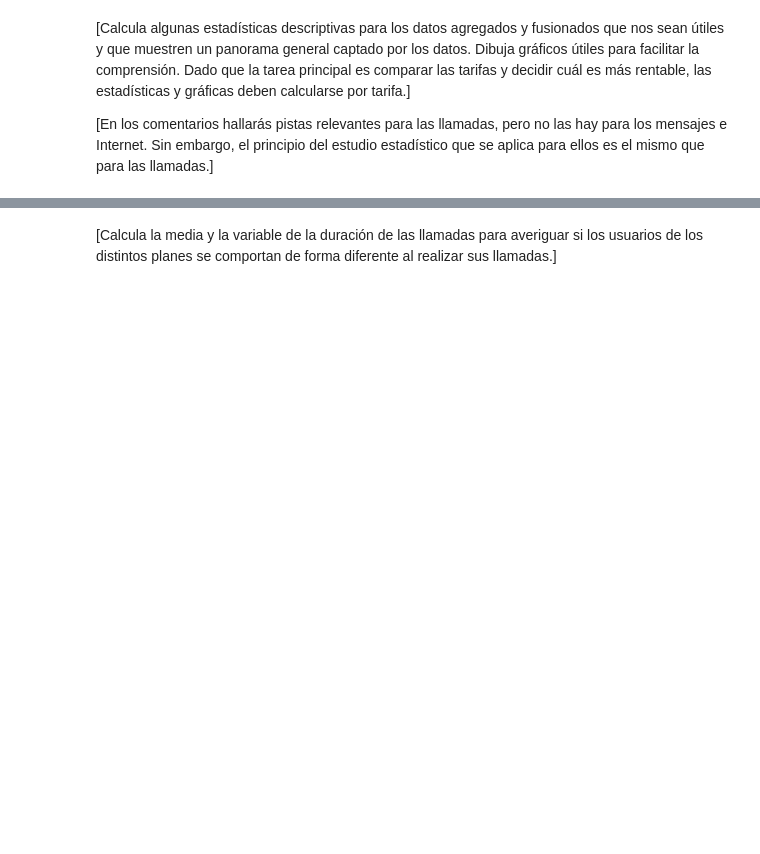
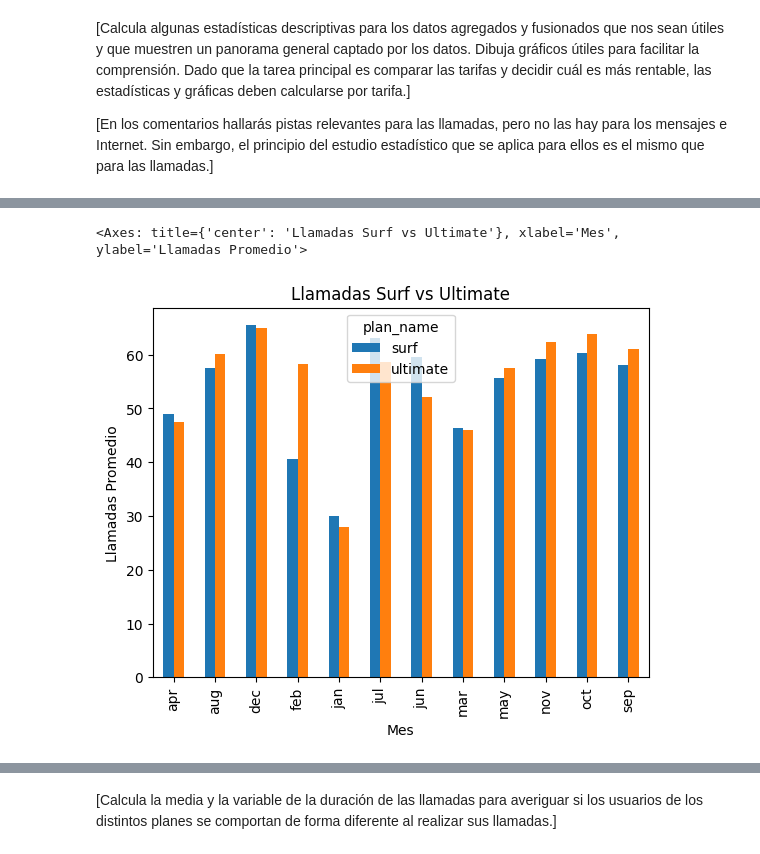
Before and after one commit to aldotoms/Proyectos-Finales-Github, a Jupyter notebook: Proyecto_SP5_V1.0.ipynb, the cells around one changed output, grey strips where cells are left out. Cells and saved outputs as stored; diff of their text form; code cells hidden in the pictures; blank space fills up the shorter version.

Commit message:
Actualizacion 80% de avance, para primer entrega

```diff
--- a/Proyecto_SP5_V1.0.ipynb
+++ b/Proyecto_SP5_V1.0.ipynb
@@ -834,2 +945,4 @@ else:
 # %%
-# Compara la duración promedio de llamadas por cada plan y por cada mes. Traza un gráfico de barras para visualizarla.
+# Compara la duración promedio de llamadas por cada plan y por cada mes.
+calls_mean = tripleplay_plan.groupby(['month', 'plan_name'])['calls'].mean().unstack().reset_index()
+calls_mean
@@ -836,2 +963,8 @@ else:
+# %%
+# Traza un gráfico de barras para visualizarla.
+calls_mean.plot(kind='bar', x='month', xlabel='Mes', ylabel='Llamadas Promedio', title='Llamadas Surf vs Ultimate')
+# %% [output]
+<Axes: title={'center': 'Llamadas Surf vs Ultimate'}, xlabel='Mes', ylabel='Llamadas Promedio'>
+[figure, added]
 # %%
 # Compara el número de minutos mensuales que necesitan los usuarios de cada plan. Traza un histograma.
```
Also changed, not shown: parts of 87 cells of this notebook.
